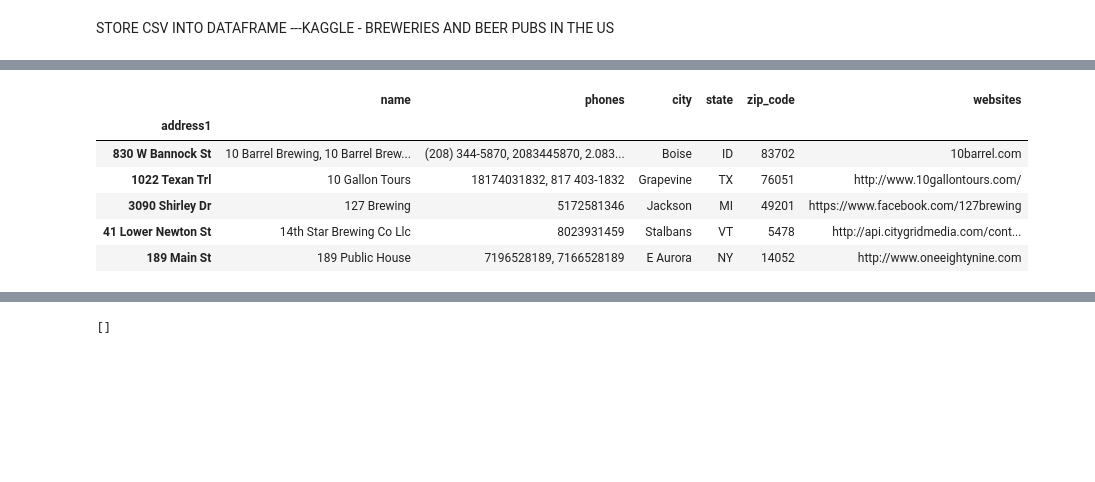
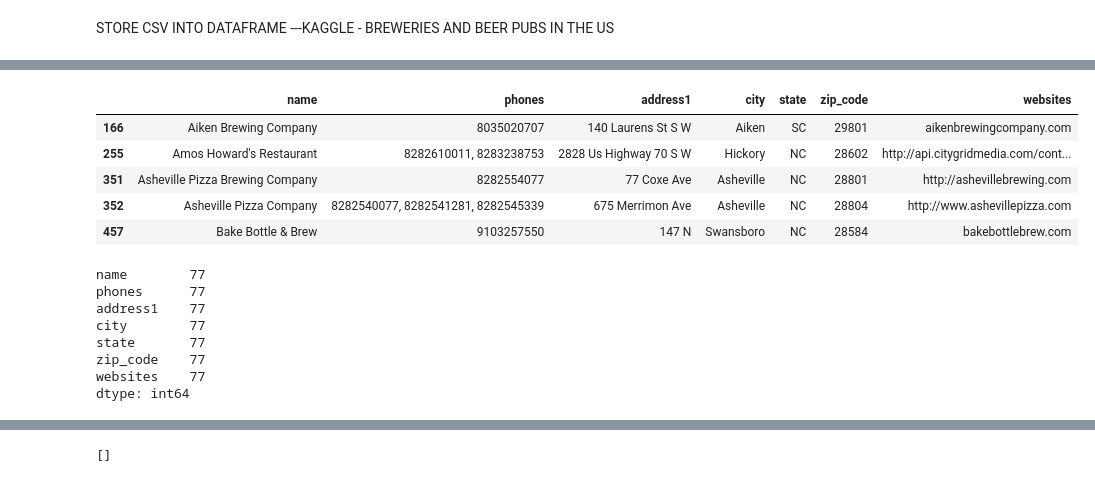
Before and after one commit to melindaeudy/ETL-Project, a Jupyter notebook: ETL.ipynb, the cells around one changed output, grey strips where cells are left out. Saved outputs shown, nothing was run; the diff lists cells and outputs as text; code cells hidden in the pictures; blank space fills up the shorter version.

```diff
--- a/ETL.ipynb
+++ b/ETL.ipynb
@@ -46,8 +46,8 @@ del breweries_data_df["lat"]
 del breweries_data_df["categories"]
 
 # Reorder the columns to create better logic
-updated_breweries_data_df = breweries_data_df[["name", "phones", "address", "city", "province", "postalCode", "websites"]]
-updated_breweries_data_df.head()
+breweries_data_df = breweries_data_df[["name", "phones", "address", "city", "province", "postalCode", "websites"]]
+breweries_data_df.head()
 # %% [output]
 |  | name | phones | address | city | province | postalCode | websites |
 | 2 | 10 Barrel Brewing, 10 Barrel Brew... | (208) 344-5870, 2083445870, 2.083... | 830 W Bannock St | Boise | ID | 83702 | 10barrel.com |
@@ -55,3 +55,8 @@ updated_breweries_data_df.head()
 | 10 | 127 Brewing | 5172581346 | 3090 Shirley Dr | Jackson | MI | 49201 | https://www.facebook.com/127brewing |
 | 11 | 14th Star Brewing Co Llc | 8023931459 | 41 Lower Newton St | Stalbans | VT | 5478 | http://api.citygridmedia.com/cont... |
 | 15 | 189 Public House | 7196528189, 7166528189 | 189 Main St | E Aurora | NY | 14052 | http://www.oneeightynine.com |
+# %%
+# Reduce dataframe to North and South Carolina only
+options = ['NC', 'SC']
+breweries_data_df = breweries_data_df[breweries_data_df['province'].isin(options)]
+breweries_data_df.head()
@@ -58,16 +70,25 @@ updated_breweries_data_df.head()
 # %%
 # Fix column names to prepare for merge with Yelp data
-updated_breweries_data_df=updated_breweries_data_df.rename(columns ={"province": "state", "postalCode": "zip_code", "address": "address1"})
-updated_breweries_data_df.set_index("address1", inplace = True)
-updated_breweries_data_df.head()
+breweries_data_df=breweries_data_df.rename(columns ={"province": "state", "postalCode": "zip_code", "address": "address1"})
+breweries_data_df.head()
 # %% [output]
-|  | name | phones | city | state | zip_code | websites |
-| address1 |  |  |  |  |  |  |
-| 830 W Bannock St | 10 Barrel Brewing, 10 Barrel Brew... | (208) 344-5870, 2083445870, 2.083... | Boise | ID | 83702 | 10barrel.com |
-| 1022 Texan Trl | 10 Gallon Tours | 18174031832, 817 403-1832 | Grapevine | TX | 76051 | http://www.10gallontours.com/ |
-| 3090 Shirley Dr | 127 Brewing | 5172581346 | Jackson | MI | 49201 | https://www.facebook.com/127brewing |
-| 41 Lower Newton St | 14th Star Brewing Co Llc | 8023931459 | Stalbans | VT | 5478 | http://api.citygridmedia.com/cont... |
-| 189 Main St | 189 Public House | 7196528189, 7166528189 | E Aurora | NY | 14052 | http://www.oneeightynine.com |
+|  | name | phones | address1 | city | state | zip_code | websites |
+| 166 | Aiken Brewing Company | 8035020707 | 140 Laurens St S W | Aiken | SC | 29801 | aikenbrewingcompany.com |
+| 255 | Amos Howard's Restaurant | 8282610011, 8283238753 | 2828 Us Highway 70 S W | Hickory | NC | 28602 | http://api.citygridmedia.com/cont... |
+| 351 | Asheville Pizza Brewing Company | 8282554077 | 77 Coxe Ave | Asheville | NC | 28801 | http://ashevillebrewing.com |
+| 352 | Asheville Pizza Company | 8282540077, 8282541281, 8282545339 | 675 Merrimon Ave | Asheville | NC | 28804 | http://www.ashevillepizza.com |
+| 457 | Bake Bottle & Brew | 9103257550 | 147 N | Swansboro | NC | 28584 | bakebottlebrew.com |
+# %%
+breweries_data_df.count()
+# %% [output]
+name        77
+phones      77
+address1    77
+city        77
+state       77
+zip_code    77
+websites    77
+dtype: int64
 # %%
 # Create dictornary search from YELP for bars in North Carolina
 params = {'term':'bars','location':'NC'}
```
Also changed, not shown: parts of 10 cells of this notebook.
